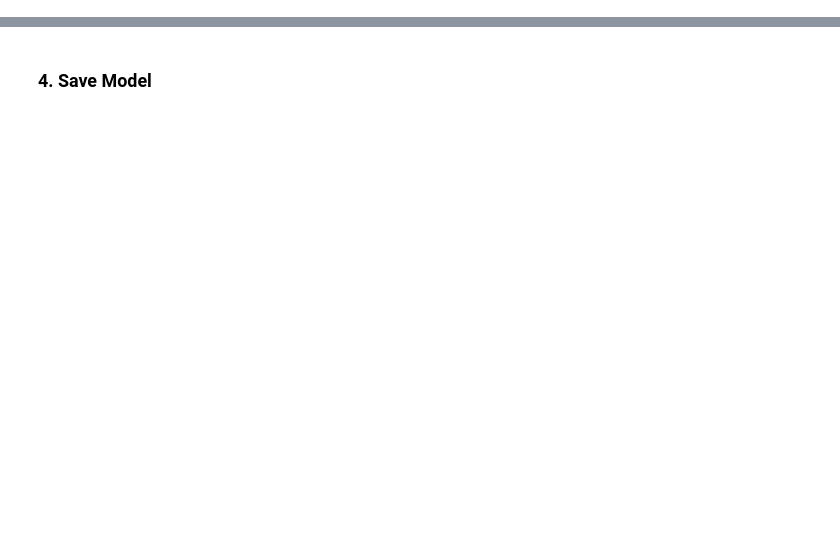
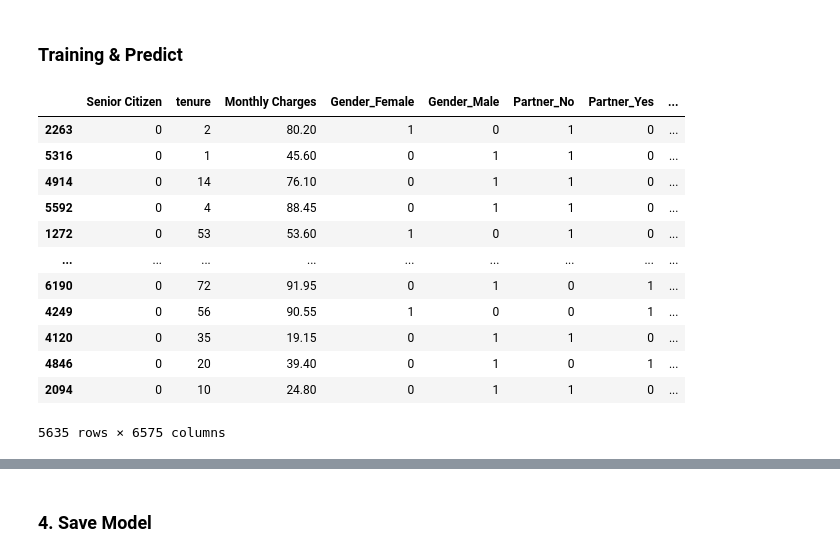
Before and after one commit to kevinavicenna/Deep-Learning-with-tensorflow, a Jupyter notebook: Churn Model/Churn Model with TF Sequential.ipynb, the cells around one changed output, grey strips where cells are left out. Saved outputs shown, nothing was run; the diff lists cells and outputs as text; code cells hidden in the pictures; blank space fills up the shorter version.

```diff
--- a/Churn Model/Churn Model with TF Sequential.ipynb
+++ b/Churn Model/Churn Model with TF Sequential.ipynb
@@ -79,3 +161,21 @@ model.compile(loss='binary_crossentropy',optimizer='sgd',metrics='accuracy')
+# %% [markdown]
+### Training & Predict
+# %%
+X_train
+# %% [output]
+|  | Senior Citizen | tenure | Monthly Charges | Gender_Female | Gender_Male | Partner_No | Partner_Yes | ... |
+| 2263 | 0 | 2 | 80.20 | 1 | 0 | 1 | 0 | ... |
+| 5316 | 0 | 1 | 45.60 | 0 | 1 | 1 | 0 | ... |
+| 4914 | 0 | 14 | 76.10 | 0 | 1 | 1 | 0 | ... |
+| 5592 | 0 | 4 | 88.45 | 0 | 1 | 1 | 0 | ... |
+| 1272 | 0 | 53 | 53.60 | 1 | 0 | 1 | 0 | ... |
+| ... | ... | ... | ... | ... | ... | ... | ... | ... |
+| 6190 | 0 | 72 | 91.95 | 0 | 1 | 0 | 1 | ... |
+| 4249 | 0 | 56 | 90.55 | 1 | 0 | 0 | 1 | ... |
+| 4120 | 0 | 35 | 19.15 | 0 | 1 | 1 | 0 | ... |
+| 4846 | 0 | 20 | 39.40 | 0 | 1 | 0 | 1 | ... |
+| 2094 | 0 | 10 | 24.80 | 0 | 1 | 1 | 0 | ... |
+5635 rows × 6575 columns
 # %%
 model.fit(X_train,y_train,epochs=200,batch_size=32)
 # %% [output]
```
Also changed, not shown: parts of 27 cells of this notebook, 1 other file.
